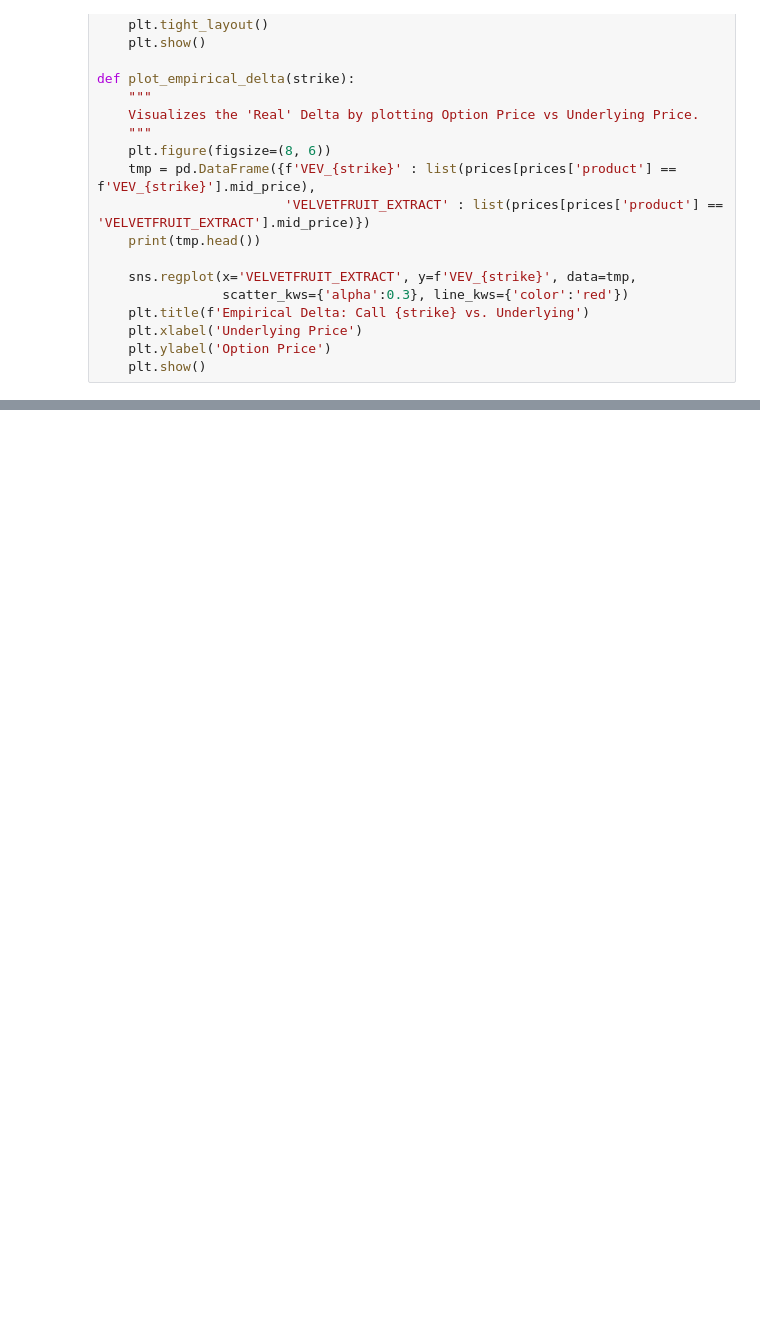
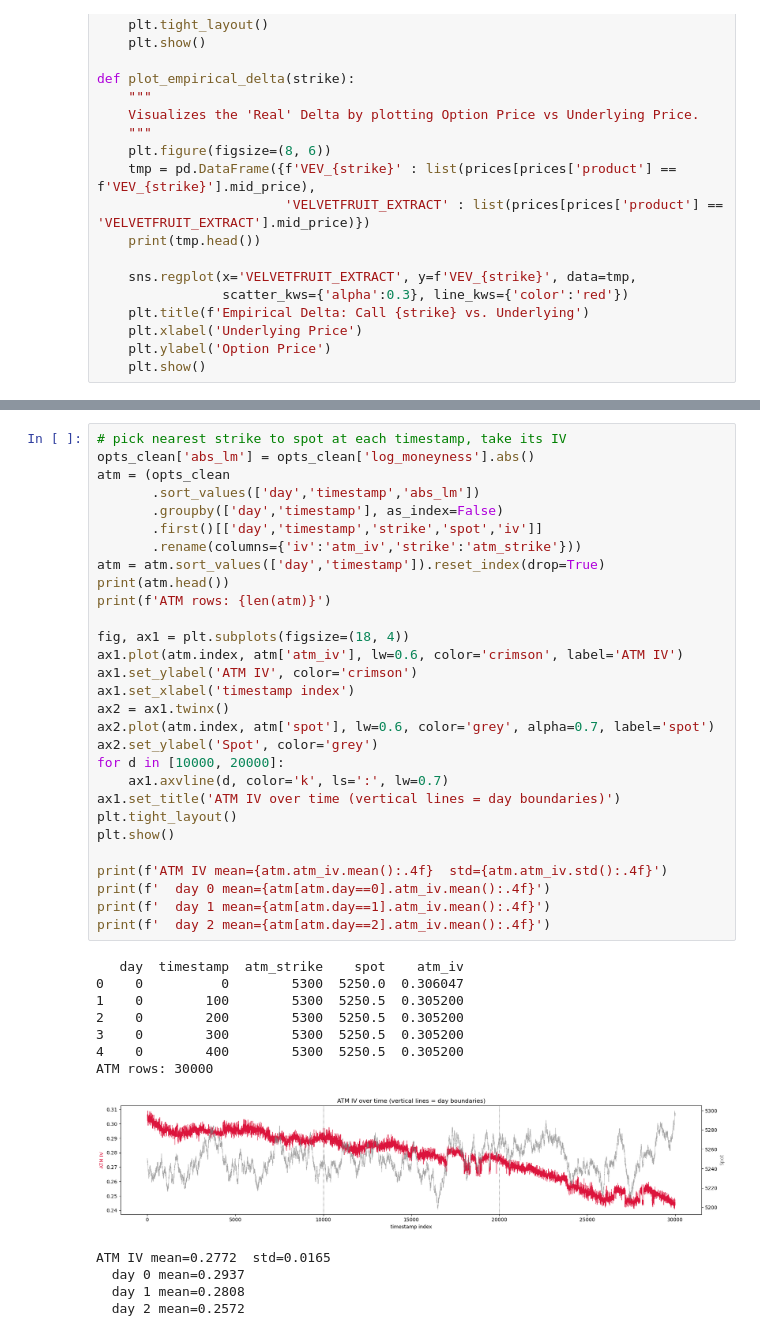
Before and after one commit to nikaslukyanov/kernel_trick, a Jupyter notebook: ROUND3/options.ipynb, the cells around one changed output, grey strips where cells are left out. Cells and saved outputs as stored; diff of their text form; blank space fills up the shorter version.

```diff
--- a/ROUND3/options.ipynb
+++ b/ROUND3/options.ipynb
@@ -463,0 +406,42 @@ def calibrate_sabr(market_vols, strikes, F, T, beta=0.5):
+# %%
+# pick nearest strike to spot at each timestamp, take its IV
+opts_clean['abs_lm'] = opts_clean['log_moneyness'].abs()
+atm = (opts_clean
+       .sort_values(['day','timestamp','abs_lm'])
+       .groupby(['day','timestamp'], as_index=False)
+       .first()[['day','timestamp','strike','spot','iv']]
+       .rename(columns={'iv':'atm_iv','strike':'atm_strike'}))
+atm = atm.sort_values(['day','timestamp']).reset_index(drop=True)
+print(atm.head())
+print(f'ATM rows: {len(atm)}')
+
+fig, ax1 = plt.subplots(figsize=(18, 4))
+ax1.plot(atm.index, atm['atm_iv'], lw=0.6, color='crimson', label='ATM IV')
+ax1.set_ylabel('ATM IV', color='crimson')
+ax1.set_xlabel('timestamp index')
+ax2 = ax1.twinx()
+ax2.plot(atm.index, atm['spot'], lw=0.6, color='grey', alpha=0.7, label='spot')
+ax2.set_ylabel('Spot', color='grey')
+for d in [10000, 20000]:
+    ax1.axvline(d, color='k', ls=':', lw=0.7)
+ax1.set_title('ATM IV over time (vertical lines = day boundaries)')
+plt.tight_layout()
+plt.show()
+
+print(f'ATM IV mean={atm.atm_iv.mean():.4f}  std={atm.atm_iv.std():.4f}')
+print(f'  day 0 mean={atm[atm.day==0].atm_iv.mean():.4f}')
+print(f'  day 1 mean={atm[atm.day==1].atm_iv.mean():.4f}')
+print(f'  day 2 mean={atm[atm.day==2].atm_iv.mean():.4f}')
+# %% [output]
+   day  timestamp  atm_strike    spot    atm_iv
+0    0          0        5300  5250.0  0.306047
+1    0        100        5300  5250.5  0.305200
+2    0        200        5300  5250.5  0.305200
+3    0        300        5300  5250.5  0.305200
+4    0        400        5300  5250.5  0.305200
+ATM rows: 30000
+[figure, added]
+ATM IV mean=0.2772  std=0.0165
+  day 0 mean=0.2937
+  day 1 mean=0.2808
+  day 2 mean=0.2572
```
Also changed, not shown: parts of 19 cells of this notebook, 2 other files.
